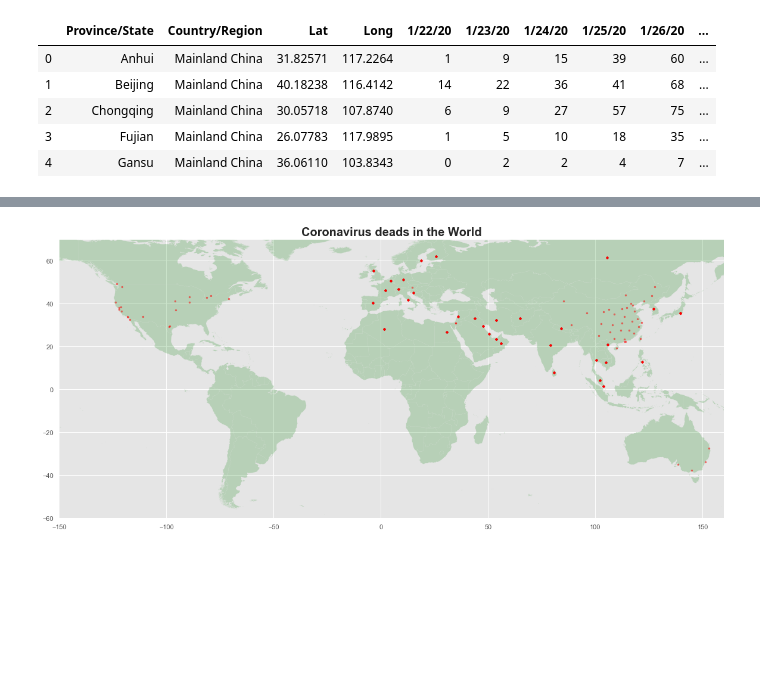
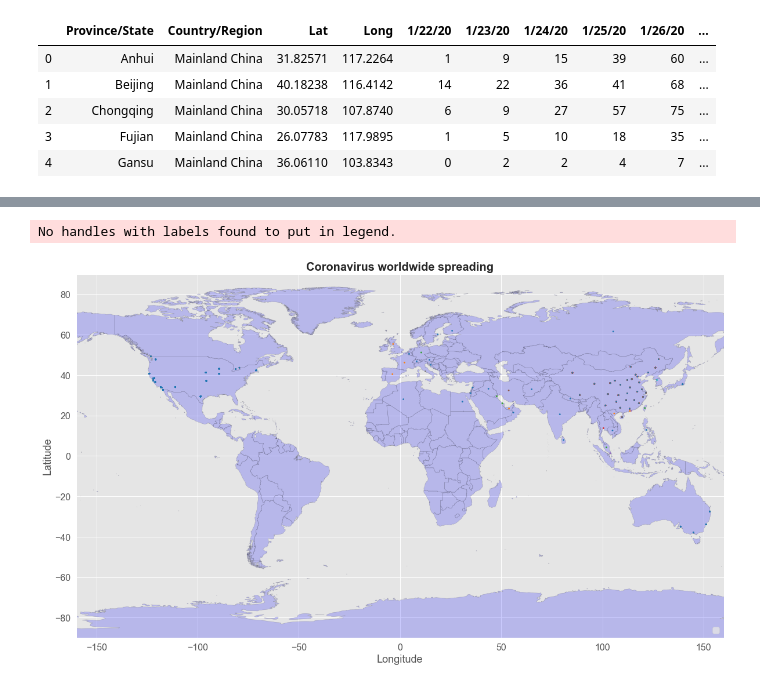
Before and after one commit to frankcardozo/Coronavirus_analysis, a Jupyter notebook: codvid19.ipynb, the cells around one changed output, grey strips where cells are left out. Cells and saved outputs as stored; diff of their text form; code cells hidden in the pictures; blank space fills up the shorter version.

Commit message:
added barplots and world map

```diff
--- a/codvid19.ipynb
+++ b/codvid19.ipynb
@@ -201,0 +237,15 @@ plt.show()
+# %%
+ds_china.sort_values(by=['Deaths'], ascending=False).plot.bar(figsize = (15, 8), width=0.6, align='center', color = ['#D79913', '#E35353', '#7DB192'])
+
+plt.ylabel('Number of People', fontsize=18)
+plt.ylim(0, 3000)
+plt.xlabel('Cities in China', fontsize=18)
+plt.title('CODVID-19 impact in China', fontsize=20)
+plt.style.use('ggplot')
+
+plt.xticks(fontsize=15, rotation=55)
+plt.yticks(fontsize=15)
+plt.legend(fontsize=18, loc=0, facecolor = 'white', title = 'Legend', title_fontsize = 15)
+
+plt.savefig('codvid_China_matplotlib.jpg', dpi=480)
+plt.show()
@@ -205,9 +314,9 @@ world_map = gpd.read_file('./Countries_WGS84/Countries_WGS84.shp')
 # designate coordinate system
 crs = {'init' :'epsg:4326'}
 # zip x and y coordinates into single feature
-location = [Point(xy) for xy in zip(ds2['Long'], ds2['Lat'])]
+geometry = [Point(xy) for xy in zip(ds2['Long'], ds2['Lat'])]
 # create GeoPandas dataframe
-geo_df = gpd.GeoDataFrame(ds2, crs = crs, geometry = location)
+geo_df = gpd.GeoDataFrame(ds2, crs = crs, geometry = geometry)
 # %%
 geo_df
 # %% [output]
@@ -253,17 +340,31 @@ geo_df1
 # %%
-# create figure and axes, assign to subplot
 fig, ax = plt.subplots(figsize=(20,15))
-world_map.plot(ax=ax, alpha=0.2,color='green')
 
-#geo_df.plot(column='Confirmed', ax=ax, alpha=0.5, marker='o', color='blue', markersize=15)
-geo_df.plot(column='Deaths', ax=ax, alpha=0.5, marker='o', color='red', markersize=8)
-#geo_df.plot(column='Recovered', ax=ax, alpha=0.5, marker='o', color='green', markersize=15)
+world_map.plot(ax=ax, alpha=0.2, color='blue', edgecolor='black')
 
-plt.xlim(-150, 160)
-plt.ylim(-60,70)
-plt.title('Coronavirus deads in the World', fontsize=20, fontweight='bold')
+geo_df.plot(column='Confirmed', ax=ax, markersize=5, legend=True, categorical=True)
+
+'''geo_df.plot(column='Deaths', ax=ax, markersize=5, legend=False, color='red',
+           legend_kwds={'label': "Deaths",
+                         'orientation': "horizontal"})
+
+geo_df.plot(column='Recovered', ax=ax, markersize=5, legend=False, color='green',
+           legend_kwds={'label': "Recovered",
+                         'orientation': "horizontal"})'''
+plt.xlim(-160, 160)
+plt.ylim(-90,90)
+plt.title('Coronavirus worldwide spreading', fontsize=20, fontweight='bold')
+plt.ylabel('Latitude', fontsize=18)
+plt.xlabel('Longitude', fontsize=18)
+plt.xticks(fontsize=16)
+plt.yticks(fontsize=16)
+
+ax.legend(loc='lower right',
+          fontsize=15,
+          frameon=True)
 
 plt.savefig('codvid_global_map.jpg', dpi=480)
 plt.show()
 # %% [output]
+No handles with labels found to put in legend.
-[figure, old version]
+[figure, new version]
```
Also changed, not shown: parts of 20 cells of this notebook, 8 other files.
